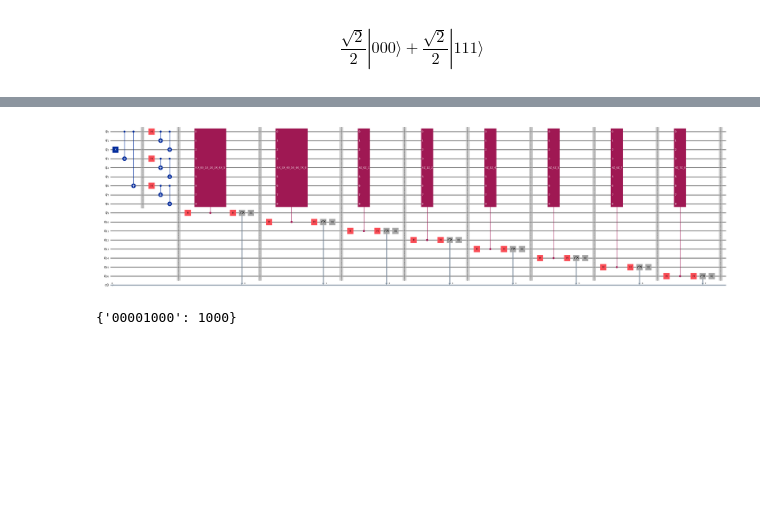
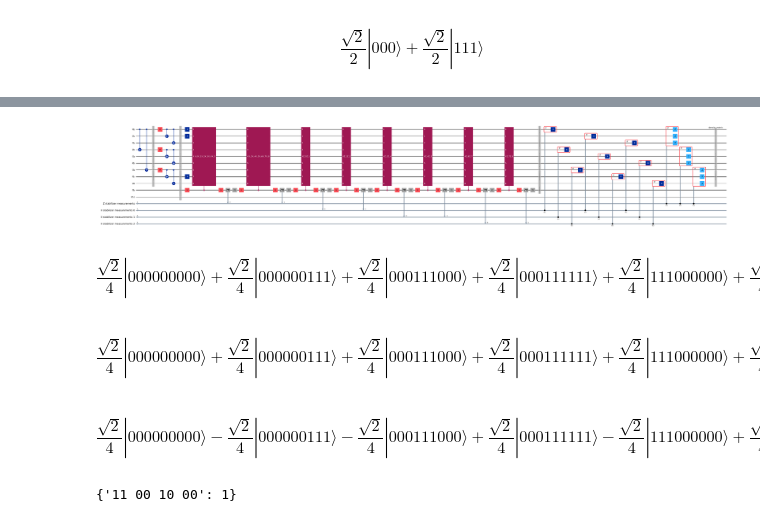
Before and after one commit to aubra25/qc803-project-argb, a Jupyter notebook: notebook.ipynb, the cells around one changed output, grey strips where cells are left out. Drawn from its saved outputs; the diff is of its cells as text; code cells hidden in the pictures; blank space fills up the shorter version.

```diff
--- a/notebook.ipynb
+++ b/notebook.ipynb
@@ -79,20 +35,45 @@ qc.draw('mpl', fold=-1)
 # %%
-aer = AerSimulator()
+aer = AerSimulator(method="statevector")
 
-sc = ShorCode()
+sc = ShorQubit()
 
-qc = QuantumCircuit(9 + 8)
-qc.x(2)
-qc.compose(ShorCode().encoder(), inplace = True)
+qc = QuantumCircuit(11)
+qc.compose(ShorQubit().encoder(), inplace = True)
 qc.barrier()
-qc.compose(ShorCode().stabilizer_measurement_circuit(), inplace = True)
+
+qc.x(0)
+qc.x(5)
+qc.x(7)
+
+#qc.x(7)
+
+#qc.z(1)
+
+qc.compose(ShorQubit().syndrome_correction_circuit(True), inplace = True)
+qc.save_density_matrix(range(9))
 
 display(qc.draw('mpl', fold = -1))
 
-res = aer.run(qc.decompose(), shots = 1000)
+res = aer.run(qc.decompose(), shots = 1)
 # %% [output]
-[figure, old version]
+[figure, new version]
 # %%
+def logical_1():
+    ghz = qi.Statevector([1/np.sqrt(2), 0, 0, 0, 0, 0, 0, -1/np.sqrt(2)])
+    return ghz ^ ghz ^ ghz
+def logical_0():
+    ghz = qi.Statevector([1/np.sqrt(2), 0, 0, 0, 0, 0, 0, 1/np.sqrt(2)])
+    return ghz ^ ghz ^ ghz
+
+s = res.result().data()['density_matrix']
+
+display(s.to_statevector().draw('latex'))
+display(logical_0().draw('latex'))
+display(logical_1().draw('latex'))
+
 res.result().get_counts()
 # %% [output]
+$$\frac{\sqrt{2}}{4} |000000000\rangle+\frac{\sqrt{2}}{4} |000000111\rangle+\frac{\sqrt{2}}{4} |000111000\rangle+\frac{\sqrt{2}}{4} |000111111\rangle+\frac{\sqrt{2}}{4} |111000000\rangle+\frac{\sqrt{2}}{4} |111000111\rangle+\frac{\sqrt{2}}{4} |111111000\rangle+\frac{\sqrt{2}}{4} |111111111\rangle$$
+$$\frac{\sqrt{2}}{4} |000000000\rangle+\frac{\sqrt{2}}{4} |000000111\rangle+\frac{\sqrt{2}}{4} |000111000\rangle+\frac{\sqrt{2}}{4} |000111111\rangle+\frac{\sqrt{2}}{4} |111000000\rangle+\frac{\sqrt{2}}{4} |111000111\rangle+\frac{\sqrt{2}}{4} |111111000\rangle+\frac{\sqrt{2}}{4} |111111111\rangle$$
+$$\frac{\sqrt{2}}{4} |000000000\rangle- \frac{\sqrt{2}}{4} |000000111\rangle- \frac{\sqrt{2}}{4} |000111000\rangle+\frac{\sqrt{2}}{4} |000111111\rangle- \frac{\sqrt{2}}{4} |111000000\rangle+\frac{\sqrt{2}}{4} |111000111\rangle+\frac{\sqrt{2}}{4} |111111000\rangle- \frac{\sqrt{2}}{4} |111111111\rangle$$
-{'00001000': 1000}
+{'11 00 10 00': 1}
```
Also changed, not shown: parts of 7 cells of this notebook, 2 other files.
